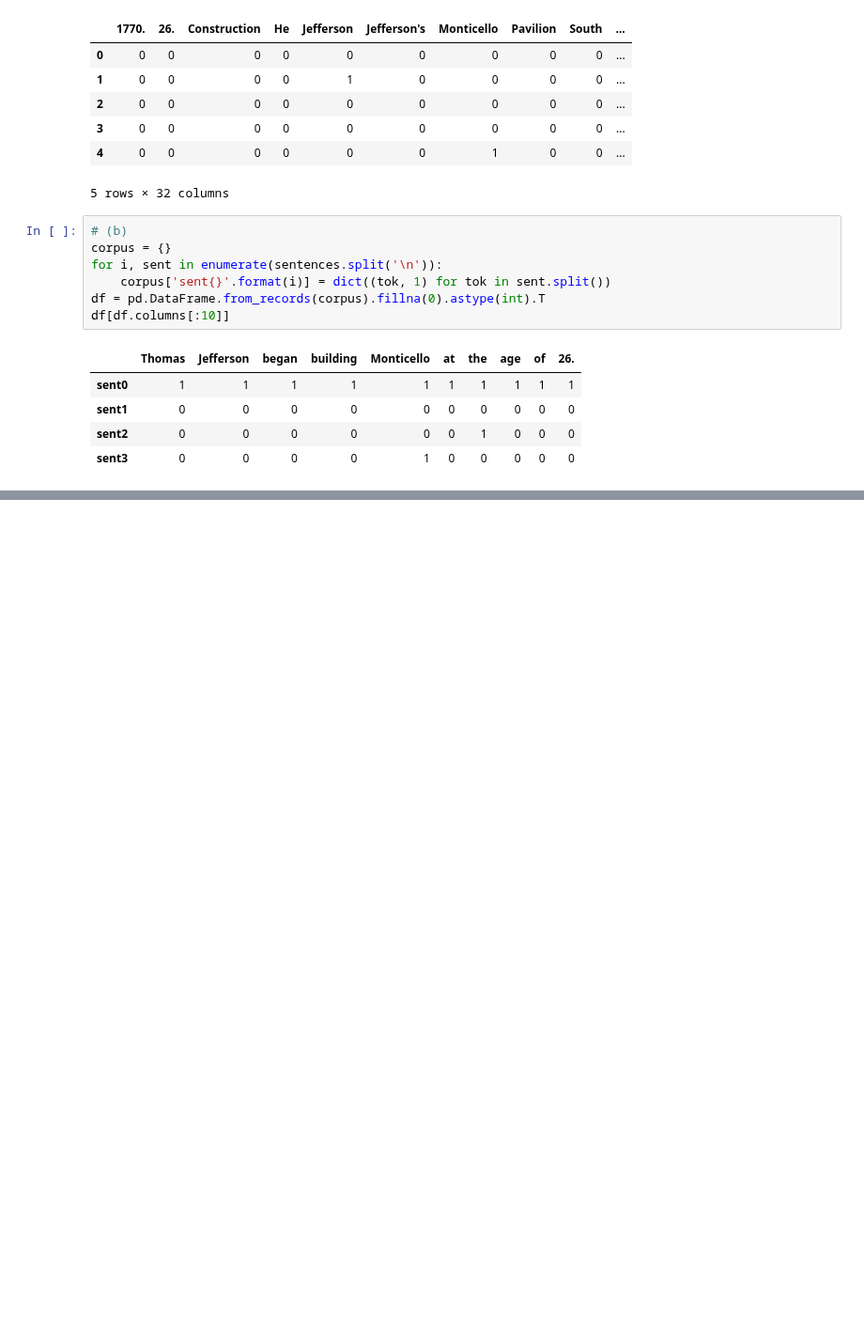
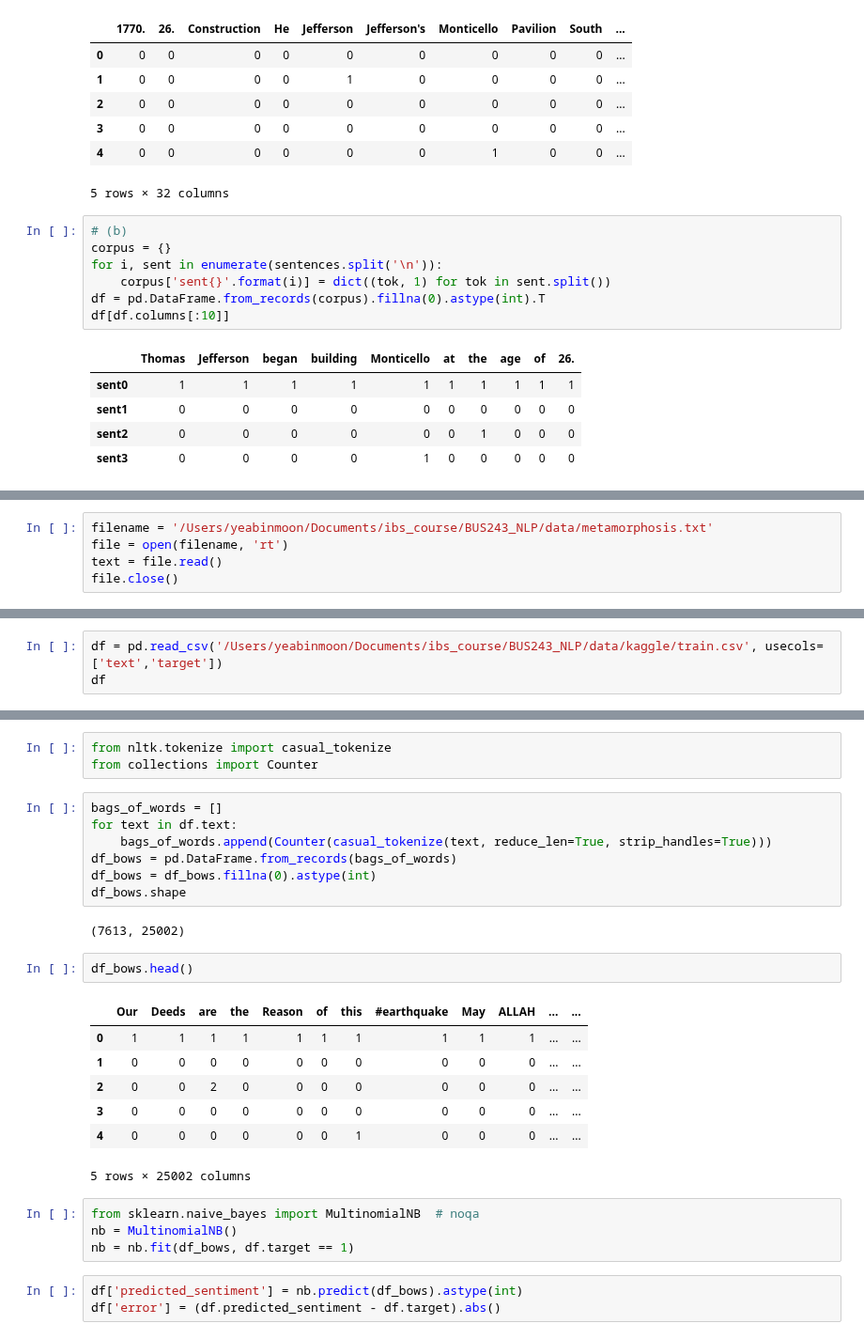
Before and after one commit to YeabinMoonEcon/BUS211, a Jupyter notebook: BUS243_NLP/homework_brainstorming/HW2_solution.ipynb, the cells around one changed output, grey strips where cells are left out. Shown at 94% size. Saved outputs shown, nothing was run; the diff lists cells and outputs as text; blank space fills up the shorter version.

```diff
--- a/BUS243_NLP/homework_brainstorming/HW2_solution.ipynb
+++ b/BUS243_NLP/homework_brainstorming/HW2_solution.ipynb
@@ -44,0 +47,5 @@ df[df.columns[:10]]
+# %%
+filename = '/Users/yeabinmoon/Documents/ibs_course/BUS243_NLP/data/metamorphosis.txt'
+file = open(filename, 'rt')
+text = file.read()
+file.close()
@@ -44,0 +139,3 @@ df[df.columns[:10]]
+# %%
+df = pd.read_csv('/Users/yeabinmoon/Documents/ibs_course/BUS243_NLP/data/kaggle/train.csv', usecols=['text','target'])
+df
@@ -44,0 +156,29 @@ df[df.columns[:10]]
+# %%
+from nltk.tokenize import casual_tokenize
+from collections import Counter
+# %%
+bags_of_words = []
+for text in df.text:
+    bags_of_words.append(Counter(casual_tokenize(text, reduce_len=True, strip_handles=True)))
+df_bows = pd.DataFrame.from_records(bags_of_words)
+df_bows = df_bows.fillna(0).astype(int)
+df_bows.shape
+# %% [output]
+(7613, 25002)
+# %%
+df_bows.head()
+# %% [output]
+|  | Our | Deeds | are | the | Reason | of | this | #earthquake | May | ALLAH | ... | ... |
+| 0 | 1 | 1 | 1 | 1 | 1 | 1 | 1 | 1 | 1 | 1 | ... | ... |
+| 1 | 0 | 0 | 0 | 0 | 0 | 0 | 0 | 0 | 0 | 0 | ... | ... |
+| 2 | 0 | 0 | 2 | 0 | 0 | 0 | 0 | 0 | 0 | 0 | ... | ... |
+| 3 | 0 | 0 | 0 | 0 | 0 | 0 | 0 | 0 | 0 | 0 | ... | ... |
+| 4 | 0 | 0 | 0 | 0 | 0 | 0 | 1 | 0 | 0 | 0 | ... | ... |
+5 rows × 25002 columns
+# %%
+from sklearn.naive_bayes import MultinomialNB  # noqa
+nb = MultinomialNB()
+nb = nb.fit(df_bows, df.target == 1)
+# %%
+df['predicted_sentiment'] = nb.predict(df_bows).astype(int)
+df['error'] = (df.predicted_sentiment - df.target).abs()
```
Also changed, not shown: parts of 23 cells of this notebook, 4 other files.
